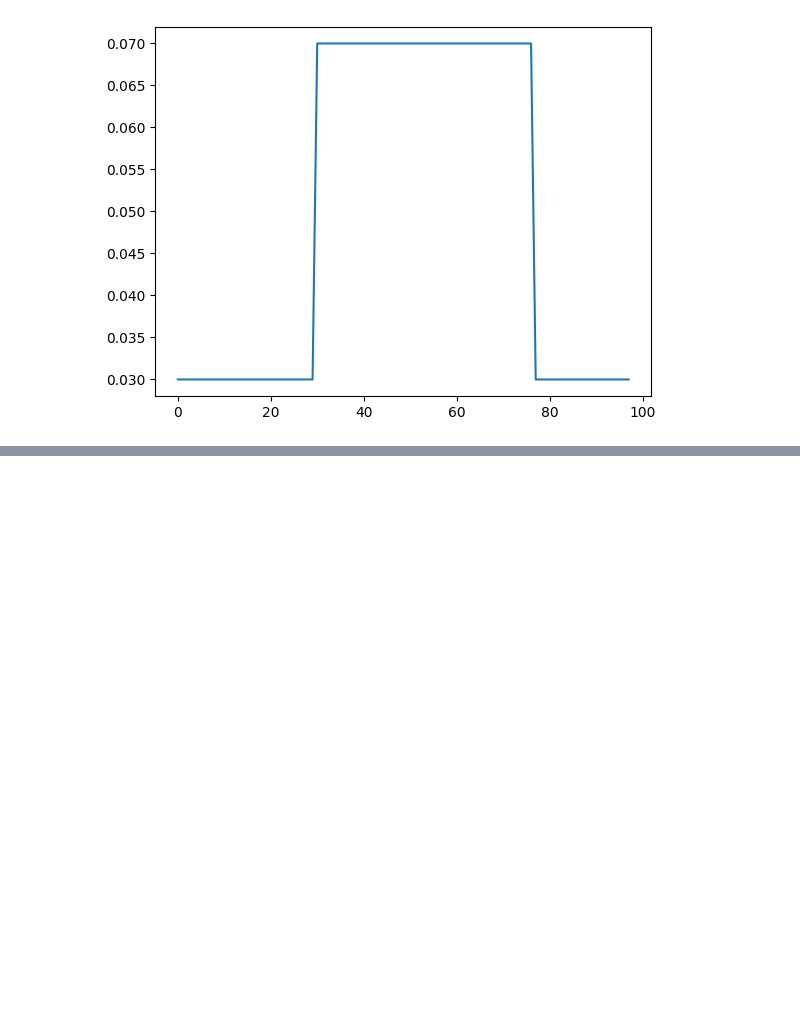
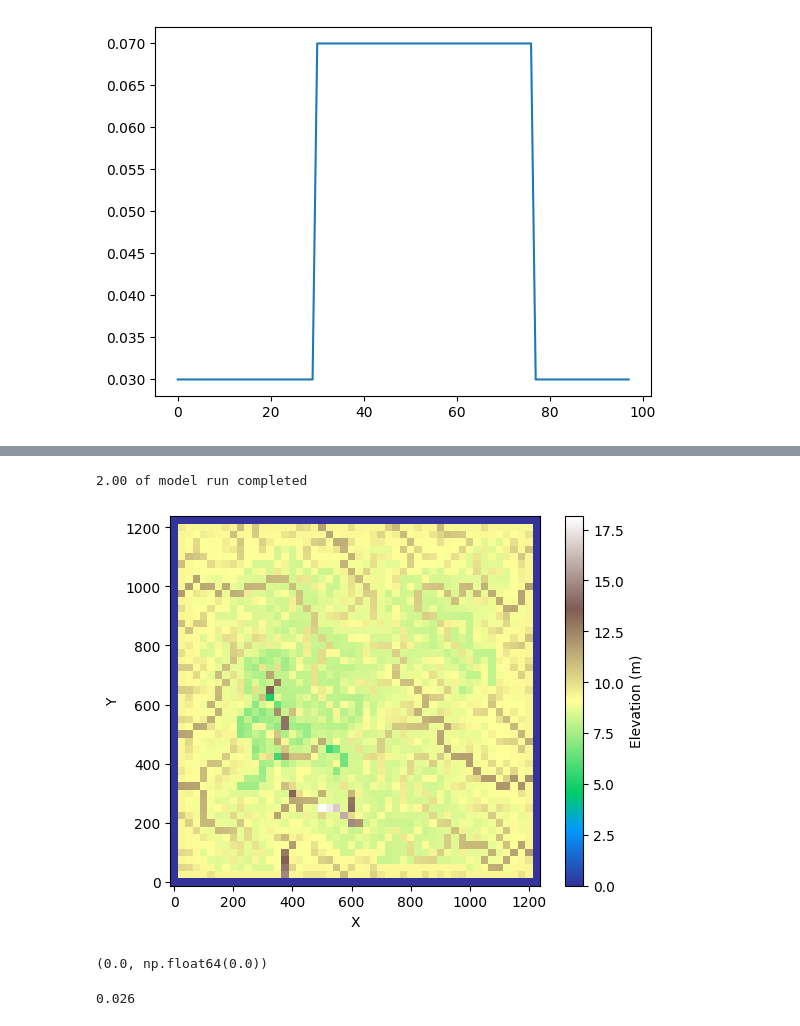
Before and after one commit to landlab/egbelem, a Jupyter notebook: EGBE_nb/EGBE_nb.ipynb, the cells around one changed output, grey strips where cells are left out. Saved outputs shown, nothing was run; the diff lists cells and outputs as text; code cells hidden in the pictures; blank space fills up the shorter version.

```diff
--- a/EGBE_nb/EGBE_nb.ipynb
+++ b/EGBE_nb/EGBE_nb.ipynb
@@ -146,0 +358,9 @@ plt.plot(grid.at_node['median_size__weight'][grid.core_nodes])
+# %%
+print("%.2f of model run completed" % (elapsed_time / run_time))
+imshow_grid(
+    mg, "soil__depth", cmap=cmap, colorbar_label="Elevation (m)"
+)
+plt.show()
+# %% [output]
+2.00 of model run completed
+[figure, added]
@@ -146,0 +369,8 @@ plt.plot(grid.at_node['median_size__weight'][grid.core_nodes])
+# %%
+hy.run_one_step(dt=timestep*10)
+# %% [output]
+(0.0, np.float64(0.0))
+# %%
+13/500
+# %% [output]
+0.026
```
Also changed, not shown: parts of 31 cells of this notebook.
